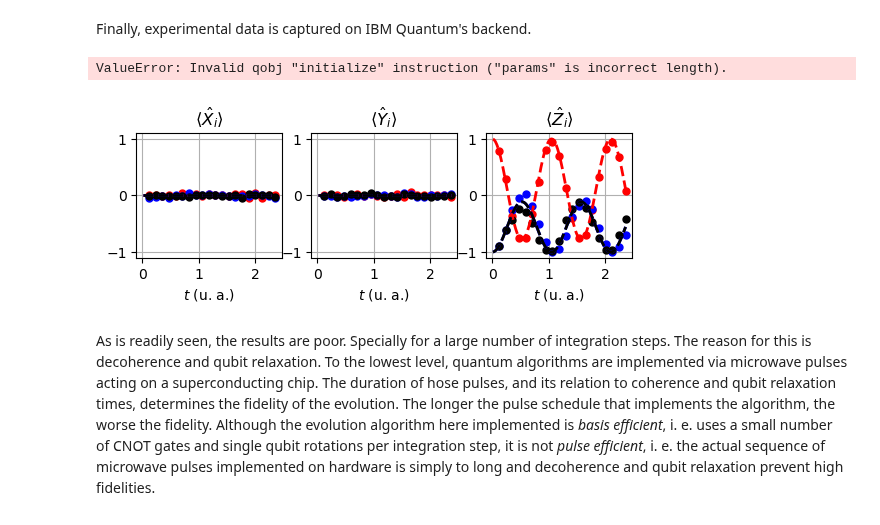
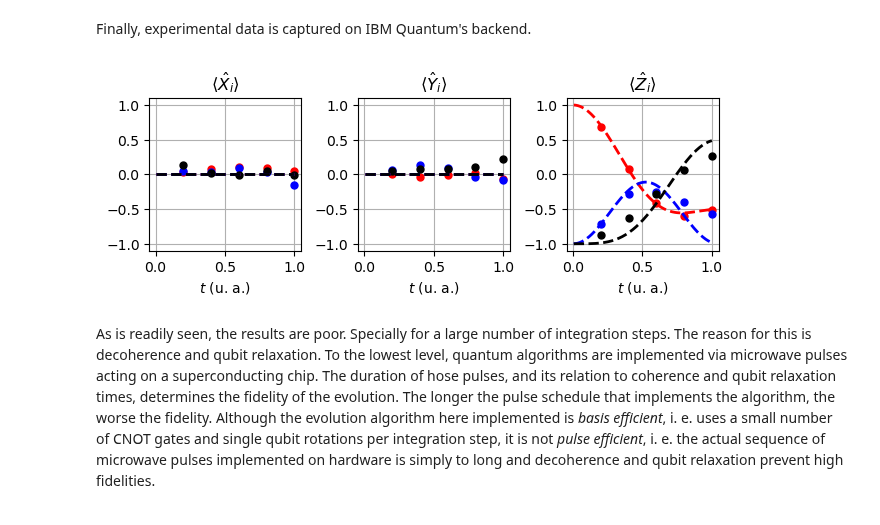
Before and after one commit to DiegoHerrera262/Thesis2020, a Jupyter notebook: PyHeisenberg/Benchmarking.ipynb, the cells around one changed output. Cells and saved outputs as stored; diff of their text form; code cells hidden in the pictures.

```diff
--- a/PyHeisenberg/Benchmarking.ipynb
+++ b/PyHeisenberg/Benchmarking.ipynb
@@ -238,16 +238,16 @@ Which is a generalization of the Hamiltonian simulated by Salathé et. al. Prett
 xGraph = HeisenbergGraph(
     spinInteractions={
         (0, 1): [1, 1, 1],
-        (0, 2): [1, 1, 1],
+        (1, 2): [1, 1, 1],
     },
     externalField={
         0: [0.0, 0.0, 0.0],
         1: [0.0, 0.0, 0.0],
+        2: [0.0, 0.0, 0.0],
     },
     localSimulation=True,
     backendName='qasm_simulator',
     noisySimulation=False,
-    # initialState=1/np.sqrt(1) * np.array([0, 0, 0, 0, 0, 0, 1, 0])
 )
 xAnalyzer = DataAnalyzer(spinGraph=xGraph)
 # %% [markdown]
@@ -256,7 +256,7 @@ After, the exact evolution of the expected value of single qubit Pauli operators
 pauliStrings = ['XII', 'IXI', 'IIX', 'YII', 'IYI', 'IIY', 'ZII', 'IZI', 'IIZ']
 timesEx, resultSeriesExact = xGraph.exactPauliExpValSeries(
     pauliStrings,
-    t=3*np.pi/4
+    t=1
 )
 ExX1, ExX2, ExX3, ExY1, ExY2, ExY3, ExZ1, ExZ2, ExZ3 = itemgetter(
     *pauliStrings)(resultSeriesExact)
@@ -271,43 +271,42 @@ Finally, experimental data is captured on IBM Quantum's backend.
 # %%
 times, resultSeries = xGraph.pauliExpValSeries(
     pauliStrings,
-    MAX_STEPS=20,
-    t=3*np.pi/4,
+    MAX_STEPS=5,
+    t=1,
     # measurementFitter=measurementFitter
 )
 X1, X2, X3, Y1, Y2, Y3, Z1, Z2, Z3 = itemgetter(*pauliStrings)(resultSeries)
-# %% [output]
-ValueError: Invalid qobj "initialize" instruction ("params" is incorrect length).
 # %%
 fig, (axX, axY, axZ) = plt.subplots(1, 3)
+fig.tight_layout(pad=1.0)
 axX.plot(times, X1, 'ro', times, X2, 'bo', times, X3, 'ko')
 axX.plot(timesEx, ExX1, color='red', linewidth=2, linestyle='dashed')
 axX.plot(timesEx, ExX2, color='blue', linewidth=2, linestyle='dashed')
 axX.plot(timesEx, ExX3, color='black', linewidth=2, linestyle='dashed')
 axX.set_title(r"$\langle\hat{X}_i\rangle$")
 axX.set_xlabel(r"$t$ (u. a.)")
-axX.set_aspect('equal')
+axX.set_aspect(aspect=0.5)
 axX.set_ylim([-1.1, 1.1])
 axY.plot(times, Y1, 'ro', times, Y2, 'bo', times, Y3, 'ko')
 axY.plot(timesEx, ExY1, color='red', linewidth=2, linestyle='dashed')
 axY.plot(timesEx, ExY2, color='blue', linewidth=2, linestyle='dashed')
 axY.plot(timesEx, ExY3, color='black', linewidth=2, linestyle='dashed')
 axY.set_title(r"$\langle\hat{Y}_i\rangle$")
 axY.set_xlabel(r"$t$ (u. a.)")
-axY.set_aspect('equal')
+axY.set_aspect(aspect=0.5)
 axY.set_ylim([-1.1, 1.1])
 axZ.plot(times, Z1, 'ro', times, Z2, 'bo', times, Z3, 'ko')
 axZ.plot(timesEx, ExZ1, color='red', linewidth=2, linestyle='dashed')
 axZ.plot(timesEx, ExZ2, color='blue', linewidth=2, linestyle='dashed')
 axZ.plot(timesEx, ExZ3, color='black', linewidth=2, linestyle='dashed')
 axZ.set_title(r"$\langle\hat{Z}_i\rangle$")
 axZ.set_xlabel(r"$t$ (u. a.)")
-axZ.set_aspect('equal')
+axZ.set_aspect(aspect=0.5)
 axZ.set_ylim([-1.1, 1.1])
 fig.savefig('XYZModel.pdf')
 plt.show()
 # %% [output]
-[figure, old version]
+[figure, new version]
 # %% [markdown]
 As is readily seen, the results are poor. Specially for a large number of integration steps. The reason for this is decoherence and qubit relaxation. To the lowest level, quantum algorithms are implemented via microwave pulses acting on a superconducting chip. The duration of hose pulses, and its relation to coherence and qubit relaxation times, determines the fidelity of the evolution. The longer the pulse schedule that implements the algorithm, the worse the fidelity. Although the evolution algorithm here implemented is _basis efficient_, i. e. uses a small number of CNOT gates and single qubit rotations per integration step, it is not _pulse efficient_, i. e. the actual sequence of microwave pulses implemented on hardware is simply to long and decoherence and qubit relaxation prevent high fidelities.
 
```
Also changed, not shown: parts of 8 cells of this notebook, 5 other files.
